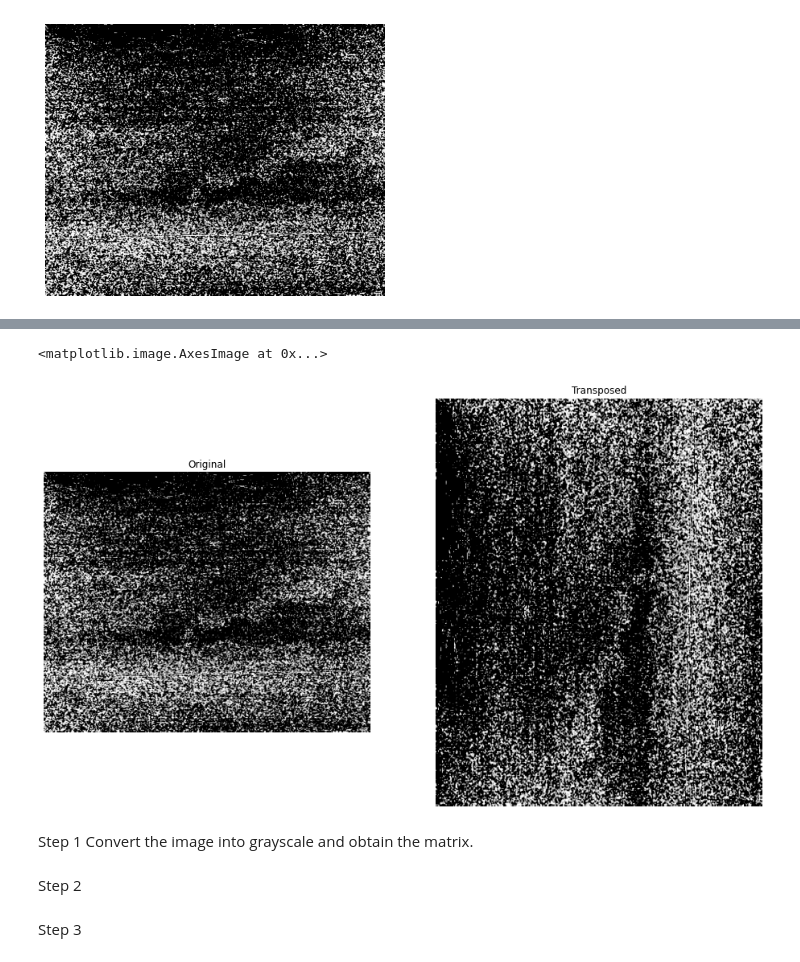
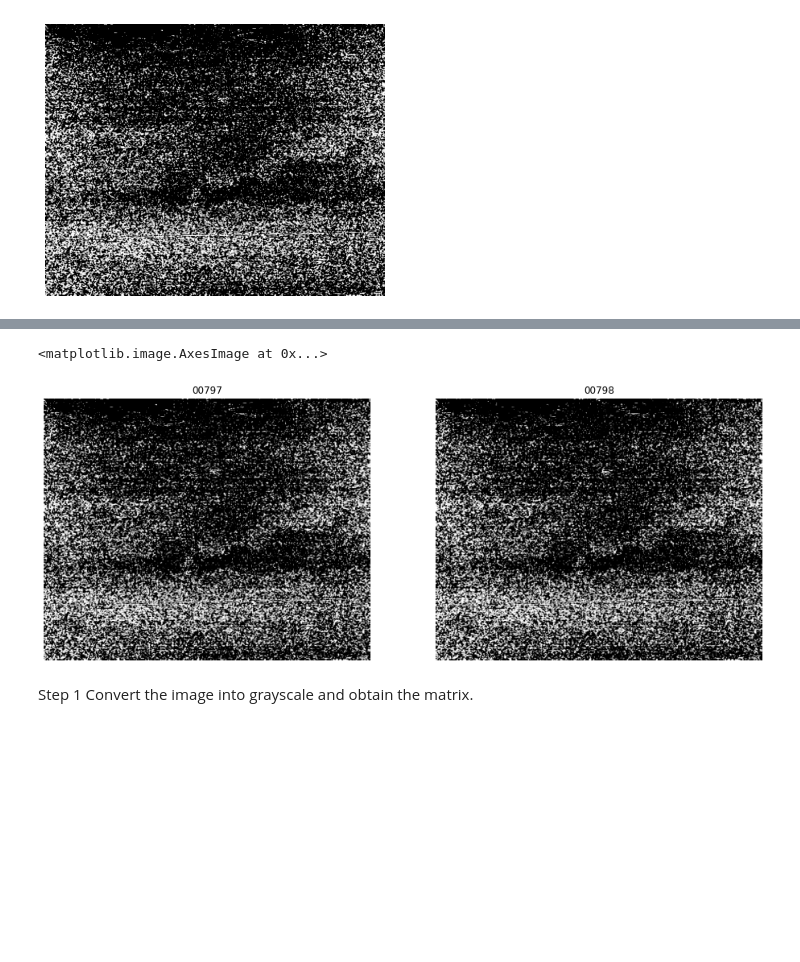
Before and after one commit to SteveStrong/image-play, a Jupyter notebook: edge-convolutions.ipynb, the cells around one changed output, grey strips where cells are left out. Cells and saved outputs as stored; diff of their text form; code cells hidden in the pictures; blank space fills up the shorter version.

```diff
--- a/edge-convolutions.ipynb
+++ b/edge-convolutions.ipynb
@@ -63,21 +33,21 @@ print(img_mat.shape)
 # %%
 fig = plt.figure(figsize=(16, 25))
 name = os.path.join(IMAGES_DIR, 'DroneS1-00797.png')
-orig = cv2.imread(name)
-name = os.path.join(IMAGES_DIR, 'DroneS1-00797_grey.png')
-tran = cv2.imread(name)
+p1 = cv2.imread(name)
+name = os.path.join(IMAGES_DIR, 'DroneS1-00798.png')
+p2 = cv2.imread(name)
 
 ax1 = fig.add_subplot(2,2,1)
 ax1.axis("off")
-ax1.title.set_text('Original')
-ax1.imshow(orig)
+ax1.title.set_text('00797')
+ax1.imshow(p1)
 
 ax2 = fig.add_subplot(2,2,2)
 ax2.axis("off")
-ax2.title.set_text('Transposed')
-ax2.imshow(tran)
+ax2.title.set_text('00798')
+ax2.imshow(p2)
 # %% [output]
 <matplotlib.image.AxesImage at 0x...>
-[figure, old version]
+[figure, new version]
 # %% [markdown]
 Step 1  Convert the image into grayscale and obtain the matrix.
@@ -105,3 +53,0 @@ def convert_image_matrix(img_name):
-# %% [markdown]
-
-Step 2
@@ -129,2 +53,0 @@ def get_sub_matrices(orig_matrix, kernel_size):
-# %% [markdown]
-Step 3
```
Also changed, not shown: parts of 11 cells of this notebook, 1 other file.
